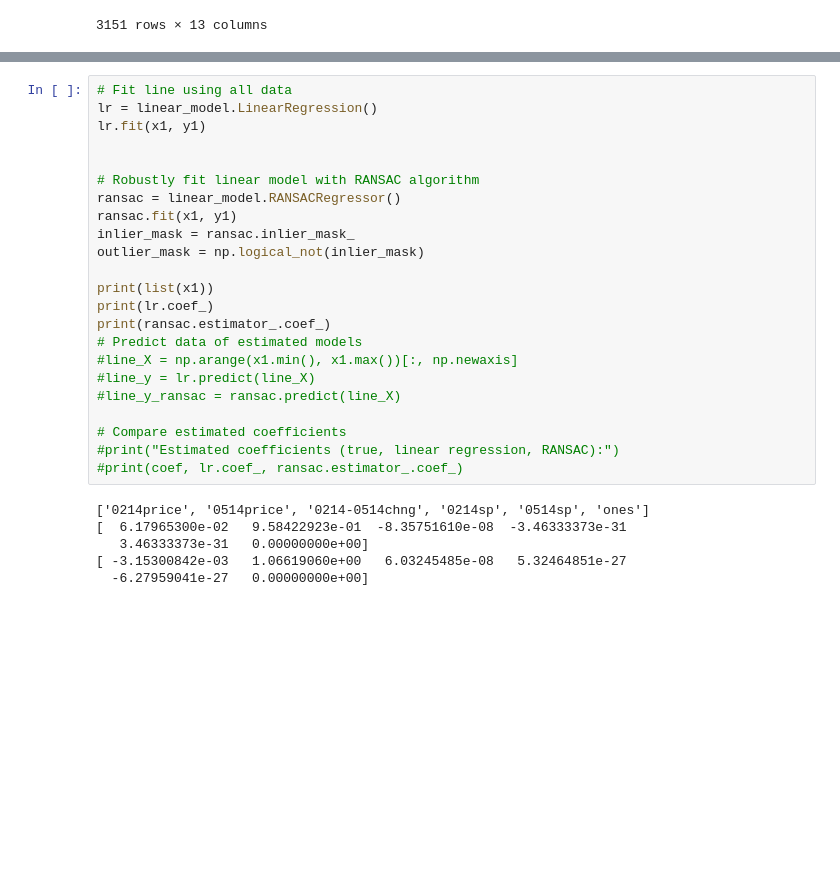
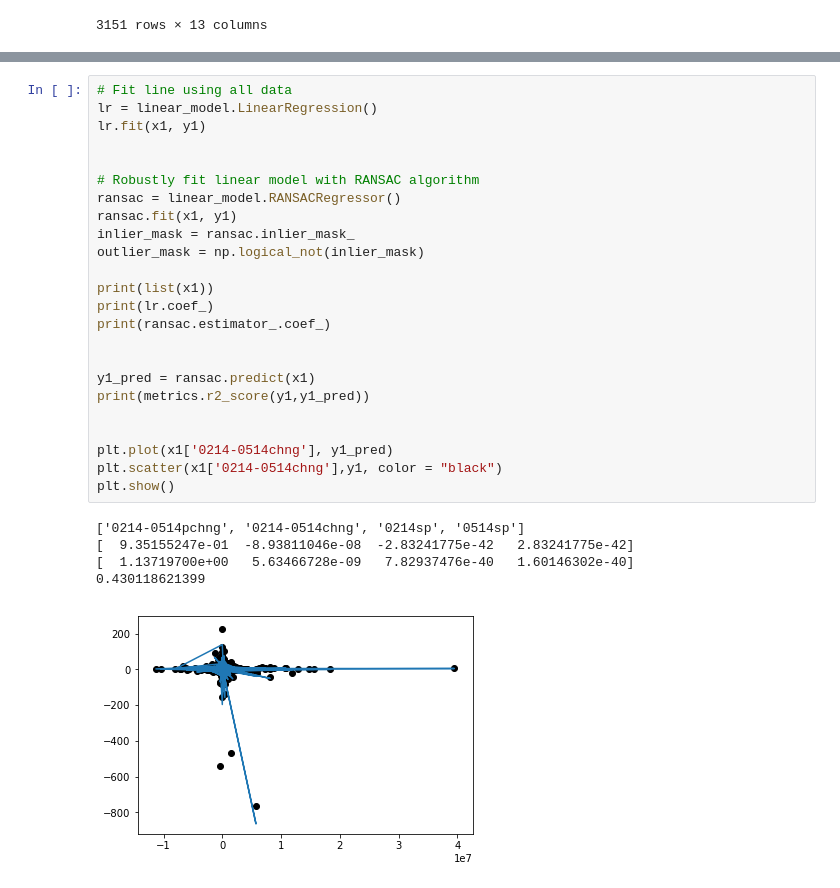
Before and after one commit to joyceccy/InfluentialInvestmentPrediction, a Jupyter notebook: RanSac.ipynb, the cells around one changed output, grey strips where cells are left out. Cells and saved outputs as stored; diff of their text form; blank space fills up the shorter version.

```diff
--- a/RanSac.ipynb
+++ b/RanSac.ipynb
@@ -77,29 +77,30 @@ x1
 # %%
 # Fit line using all data
 lr = linear_model.LinearRegression()
 lr.fit(x1, y1)
 
 
 # Robustly fit linear model with RANSAC algorithm
 ransac = linear_model.RANSACRegressor()
 ransac.fit(x1, y1)
 inlier_mask = ransac.inlier_mask_
 outlier_mask = np.logical_not(inlier_mask)
 
 print(list(x1))
 print(lr.coef_)
 print(ransac.estimator_.coef_)
-# Predict data of estimated models
-#line_X = np.arange(x1.min(), x1.max())[:, np.newaxis]
-#line_y = lr.predict(line_X)
-#line_y_ransac = ransac.predict(line_X)
 
-# Compare estimated coefficients
-#print("Estimated coefficients (true, linear regression, RANSAC):")
-#print(coef, lr.coef_, ransac.estimator_.coef_)
+
+y1_pred = ransac.predict(x1)
+print(metrics.r2_score(y1,y1_pred))
+
+
+plt.plot(x1['0214-0514chng'], y1_pred)
+plt.scatter(x1['0214-0514chng'],y1, color = "black")
+plt.show()
 # %% [output]
-['0214price', '0514price', '0214-0514chng', '0214sp', '0514sp', 'ones']
-[  6.17965300e-02   9.58422923e-01  -8.35751610e-08  -3.46333373e-31
-   3.46333373e-31   0.00000000e+00]
-[ -3.15300842e-03   1.06619060e+00   6.03245485e-08   5.32464851e-27
-  -6.27959041e-27   0.00000000e+00]
+['0214-0514pchng', '0214-0514chng', '0214sp', '0514sp']
+[  9.35155247e-01  -8.93811046e-08  -2.83241775e-42   2.83241775e-42]
+[  1.13719700e+00   5.63466728e-09   7.82937476e-40   1.60146302e-40]
+0.430118621399
+[figure, added]
```
Also changed, not shown: parts of 6 cells of this notebook, 2 other files.
